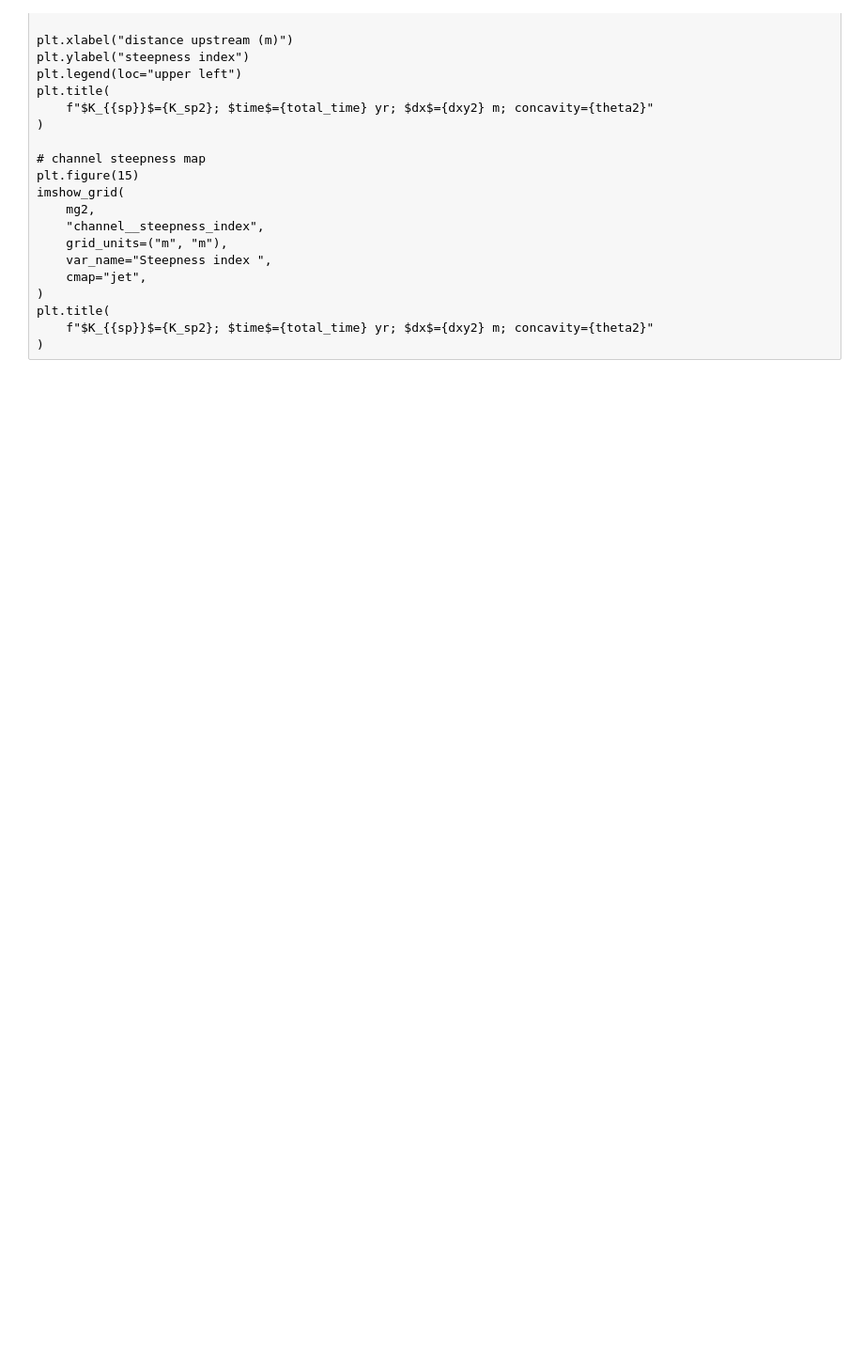
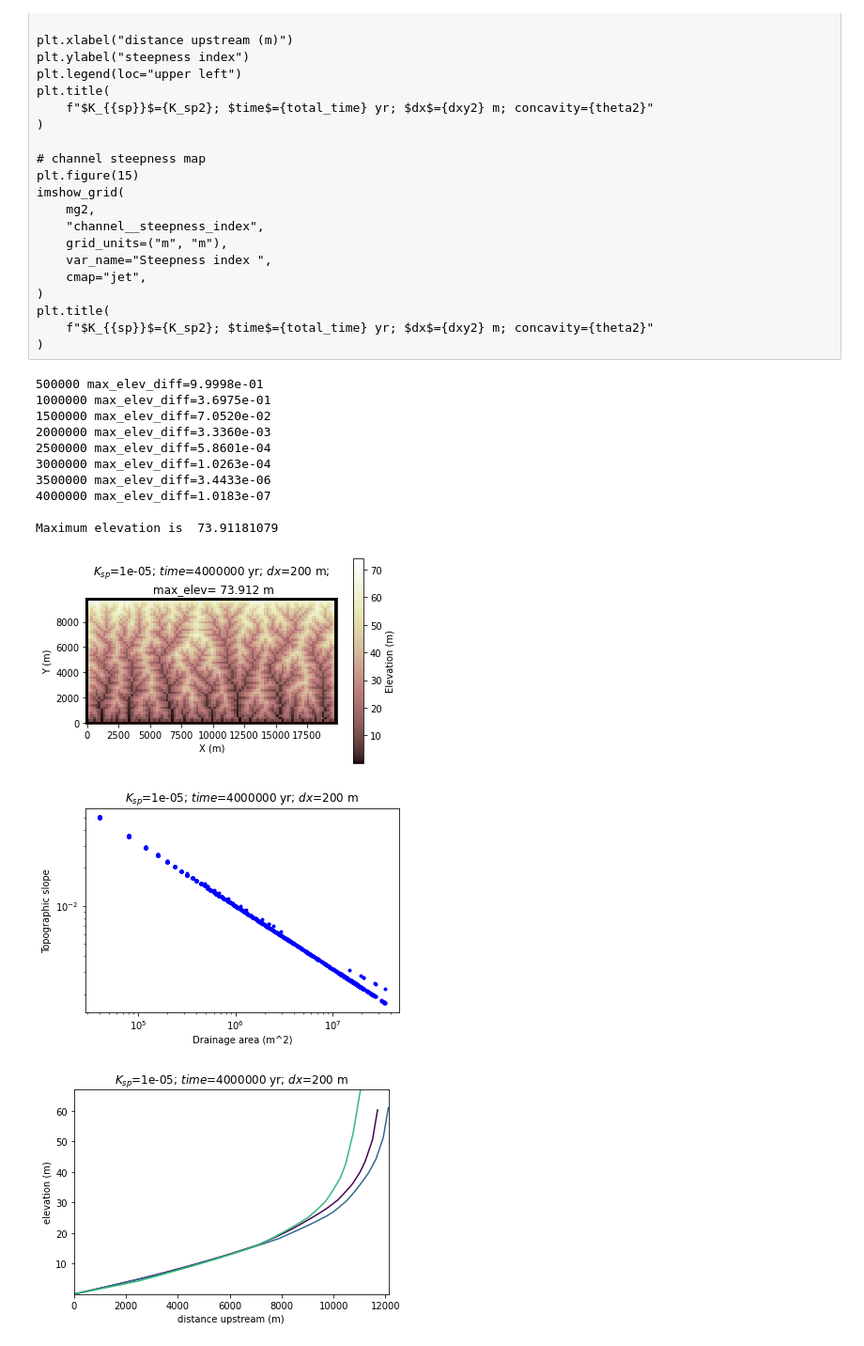
Before and after one commit to lhy11009/gel_214, a Jupyter notebook: stream_power_channels_class_notebook.ipynb, the cells around one changed output. Shown at 94% size. Saved outputs shown, nothing was run; the diff lists cells and outputs as text; code cells hidden in the pictures; blank space fills up the shorter version.

```diff
--- a/stream_power_channels_class_notebook.ipynb
+++ b/stream_power_channels_class_notebook.ipynb
@@ -658,8 +658,29 @@ def RunWrapper(**kwargs):
     # Code Block 7, solve topography
     is_run_to_converge = kwargs.get('is_run_to_converge', False)
     if is_run_to_converge:
+        max_elev_this = np.max(z1)
+        # tolerance for relative error
+        tolerance = kwargs.get('tolerance', 1e-2)
         # todo
-        pass
+        while True:
+            for step in range(nstep):
+                z1[mg1.
+                   core_nodes] += uplift_rate[mg1.core_nodes] * dt  # uplift the landscape
+                frr.run_one_step()  # route flow
+                spr.run_one_step(dt)  # fluvial incision
+                total_time += dt  # update time keeper
+                sys.stdout.write("\r{0}".format(total_time))
+                sys.stdout.flush()
+            # condition to converge
+            max_elev_prev = max_elev_this
+            max_elev_this = np.max(z1)
+            max_elev_diff = abs(max_elev_this - max_elev_prev) / abs(max_elev_this)
+            sys.stdout.write(" max_elev_diff=%.4e\n" % (max_elev_diff))
+            sys.stdout.flush()
+            is_converge = (max_elev_diff) < tolerance
+            if is_converge:
+                break
+
     else:
         for step in range(nstep):
             z1[mg1.
@@ -835,6 +856,26 @@ def RunWrapper(**kwargs):
         filename = "dxy%.4e_total_time%.4e_7_steepness_map.png" % (dxy, total_time)
         filepath = os.path.join(subdir, filename)
         plt.savefig(filepath)
+
+    # return the topography
+    return z1
 # %%
+# code block for question 1
+
 # RunWrapper(option='test0')
-RunWrapper(option='plot')
+# RunWrapper(option='plot')
+z1 = RunWrapper(option='plot', is_run_to_converge=True, tolerance=1e-6)
+# %% [output]
+500000 max_elev_diff=9.9998e-01
+1000000 max_elev_diff=3.6975e-01
+1500000 max_elev_diff=7.0520e-02
+2000000 max_elev_diff=3.3360e-03
+2500000 max_elev_diff=5.8601e-04
+3000000 max_elev_diff=1.0263e-04
+3500000 max_elev_diff=3.4433e-06
+4000000 max_elev_diff=1.0183e-07
+
+Maximum elevation is  73.91181079
+[figure, added]
+[figure, added]
+[figure, added]
```
Also changed, not shown: parts of 6 cells of this notebook, 1 other file.
